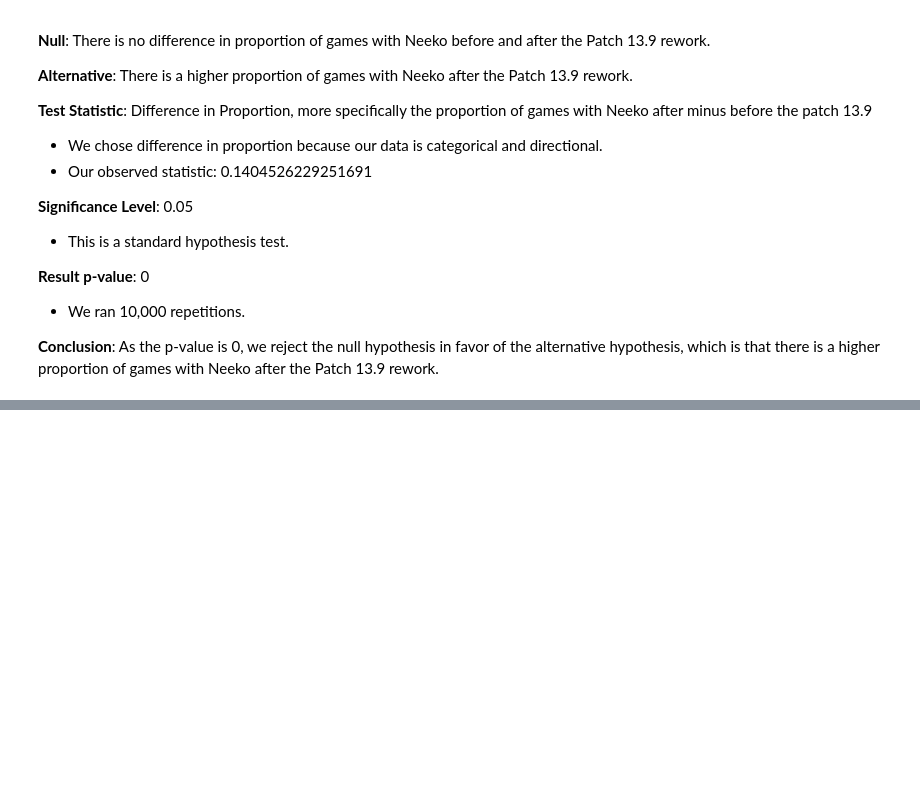
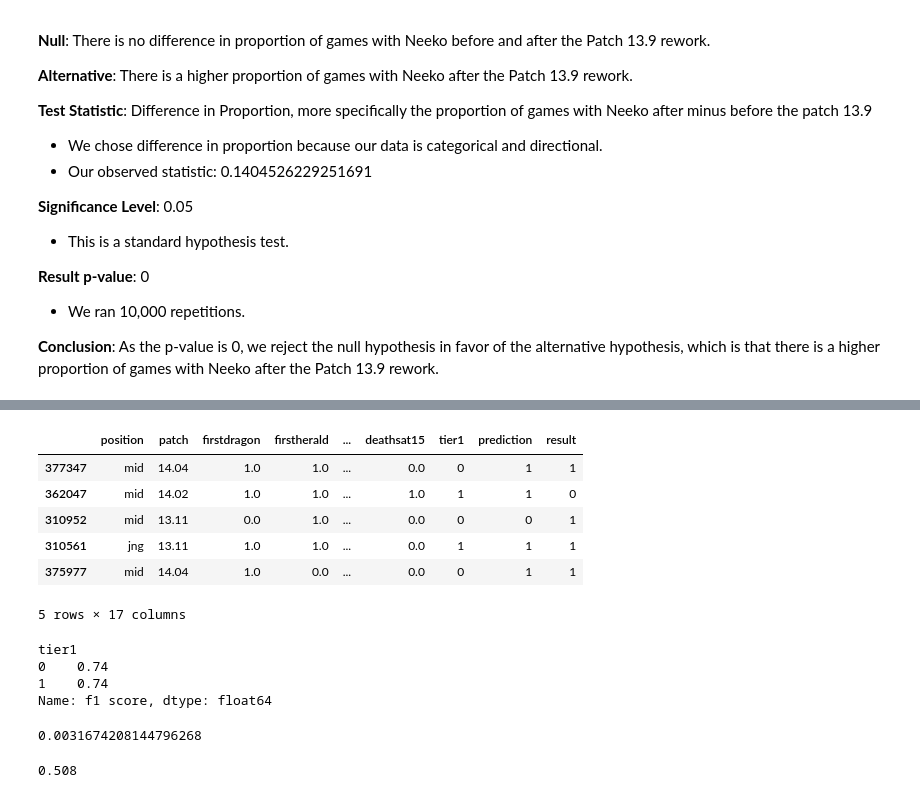
Before and after one commit to elliekwang/neeko_rework, a Jupyter notebook: neeko_rework.ipynb, the cells around one changed output, grey strips where cells are left out. Cells and saved outputs as stored; diff of their text form; code cells hidden in the pictures; blank space fills up the shorter version.

```diff
--- a/neeko_rework.ipynb
+++ b/neeko_rework.ipynb
@@ -418,0 +680,37 @@ ValueError: Value of 'x' is not the name of a column in 'data_frame'. Expected o
+# %%
+hyperparameters = {
+    'random-forest__min_samples_split': [2, 5, 10, 20, 30, 40, 50, 100],
+    'random-forest__max_depth': np.arange(2, 200, 20),
+    'random-forest__criterion': ['gini', 'entropy']
+}
+
+ct = ColumnTransformer([
+    ('onehot', OneHotEncoder(handle_unknown='ignore'), ['position']),
+    ('standard', StandardScaler(), stats_15 + ['herald_diff'])
+], remainder='passthrough')
+
+pipeline = Pipeline([
+    ('preprocessor', ct),
+    ('random-forest', RandomForestClassifier(random_state=12))
+])
+
+grids = GridSearchCV(
+    pipeline,
+    n_jobs=-1,
+    param_grid=hyperparameters,
+    return_train_score=True,
+    cv=5
+)
+grids.fit(X_train, y_train)
+
+# Evaluate the pipeline
+print("Train set accuracy:", grids.score(X_train, y_train))
+print("Test set accuracy:", grids.score(X_test, y_test))
+print()
+
+print("Train set recall:", metrics.recall_score(grids.predict(X_train), y_train))
+print("Test set recall:", metrics.recall_score(grids.predict(X_test), y_test))
+print()
+
+print("Train set f1:", metrics.f1_score(grids.predict(X_train), y_train))
+print("Test set f1:", metrics.f1_score(grids.predict(X_test), y_test))
@@ -418,0 +757,34 @@ ValueError: Value of 'x' is not the name of a column in 'data_frame'. Expected o
+# %%
+t1 = ['LCK', 'LPL', 'LEC', 'LCS', 'PCS', 'VCS', 'CBLOL', 'LLA']
+neeko['tier1'] = (neeko['league'].isin(t1)).astype(int)
+# %%
+results = pd.merge(X_test, neeko.loc[:,['tier1']], left_index=True, right_index=True, how='left')
+results['prediction'] = grids.predict(X_test)
+results['result'] = y_test
+results.head()
+# %% [output]
+|  | position | patch | firstdragon | firstherald | ... | deathsat15 | tier1 | prediction | result |
+| 377347 | mid | 14.04 | 1.0 | 1.0 | ... | 0.0 | 0 | 1 | 1 |
+| 362047 | mid | 14.02 | 1.0 | 1.0 | ... | 1.0 | 1 | 1 | 0 |
+| 310952 | mid | 13.11 | 0.0 | 1.0 | ... | 0.0 | 0 | 0 | 1 |
+| 310561 | jng | 13.11 | 1.0 | 1.0 | ... | 0.0 | 1 | 1 | 1 |
+| 375977 | mid | 14.04 | 1.0 | 0.0 | ... | 0.0 | 0 | 1 | 1 |
+5 rows × 17 columns
+# %%
+compute_f1 = lambda x: metrics.f1_score(x['result'], x['prediction'])
+(
+    results
+    .groupby('tier1')
+    .apply(compute_f1)
+    .rename('f1 score')
+)
+# %% [output]
+tier1
+0    0.74
+1    0.74
+Name: f1 score, dtype: float64
+# %%
+obs = results.groupby('tier1').apply(compute_f1).diff().iloc[-1]
+obs
+# %% [output]
+0.0031674208144796268
@@ -418,0 +804,4 @@ ValueError: Value of 'x' is not the name of a column in 'data_frame'. Expected o
+# %%
+(np.array(diff_in_f1) >= obs).mean()
+# %% [output]
+0.508
```
Also changed, not shown: parts of 34 cells of this notebook, 5 other files.
